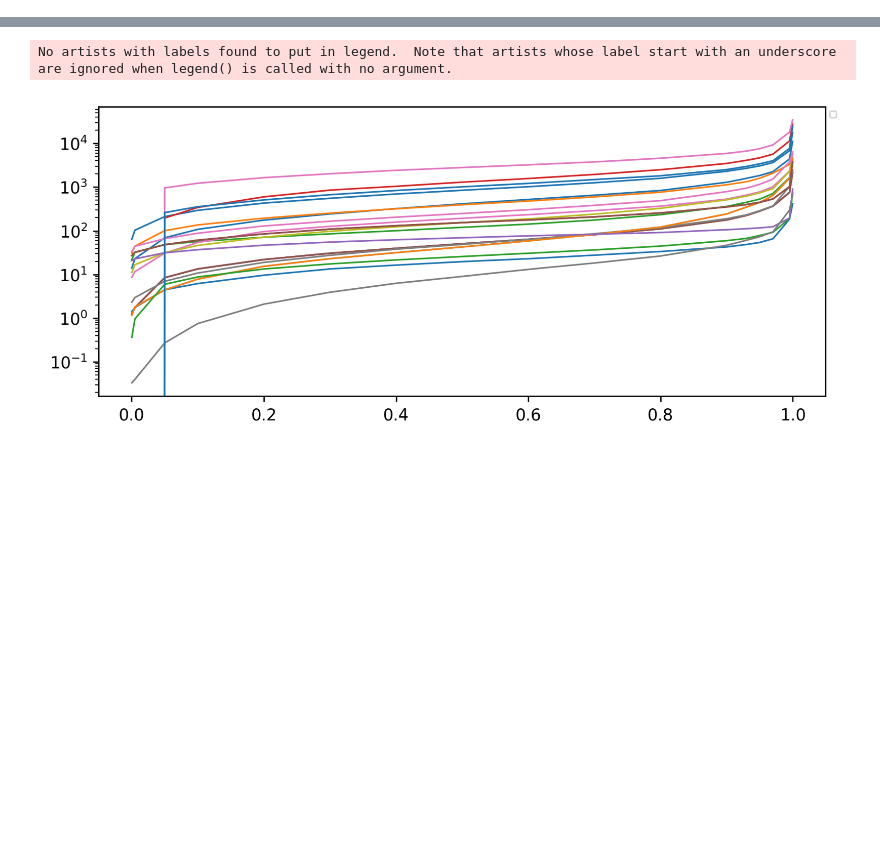
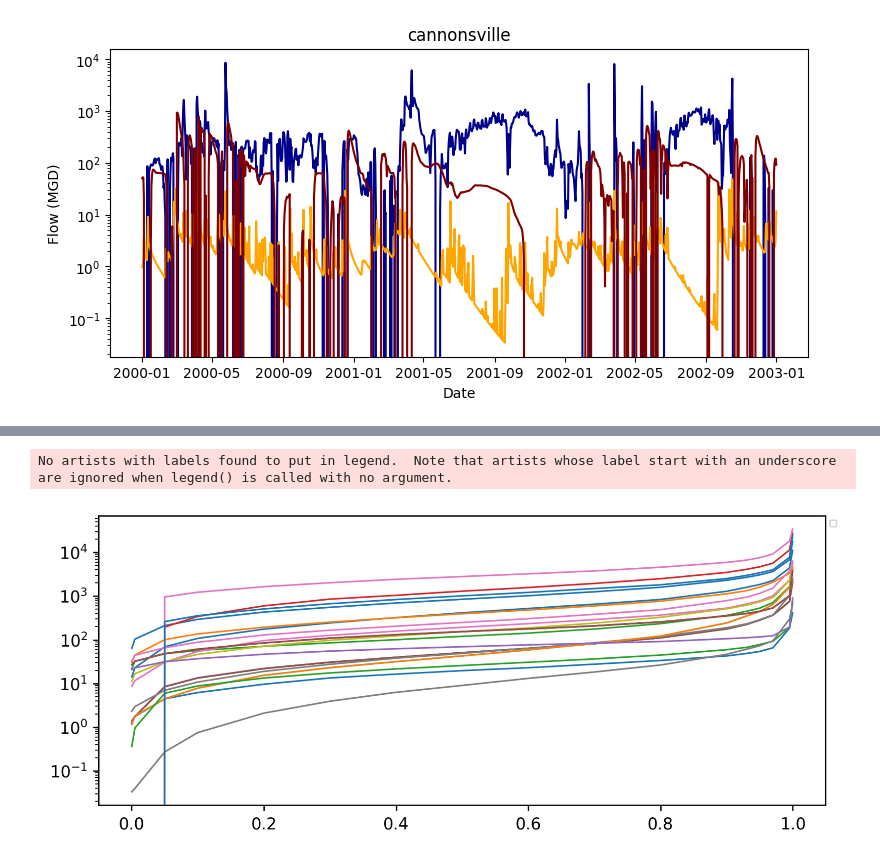
Before and after one commit to Pywr-DRB/Pywr-DRB, a Jupyter notebook: notebooks/compare_inflow_datasets.ipynb, the cells around one changed output, grey strips where cells are left out. Drawn from its saved outputs; the diff is of its cells as text; code cells hidden in the pictures; blank space fills up the shorter version.

```diff
--- a/notebooks/compare_inflow_datasets.ipynb
+++ b/notebooks/compare_inflow_datasets.ipynb
@@ -3,13 +3,19 @@ import pandas as pd
 import numpy as np
 import matplotlib.pyplot as plt
 import seaborn as sns
-start_date = '1999-06-01'
-end_date = '2010-05-31'
+import sys
+sys.path.append("..")
+from pywrdrb.pywr_drb_node_data import immediate_downstream_nodes_dict
+start_date = '1983-06-01'
+end_date = '2017-05-31'
 cms_to_mgd = 22.82
 # %%
-pub_df = pd.read_csv(f'./input_data/catchment_inflow_obs_pub.csv', sep=',', index_col=0).loc[start_date:end_date,:]
-nhm_df = pd.read_csv(f'./input_data/catchment_inflow_nhmv10.csv', sep=',', index_col=0).loc[start_date:end_date,:]
-nwm_df = pd.read_csv(f'./input_data/catchment_inflow_nwmv21.csv', sep = ',', index_col=0).loc[start_date:end_date,:]
+pub_df = pd.read_csv(f'../input_data/catchment_inflow_obs_pub.csv', sep=',', index_col=0, parse_dates=True).loc[start_date:end_date,:]
+nhm_df = pd.read_csv(f'../input_data/catchment_inflow_nhmv10.csv', sep=',', index_col=0, parse_dates=True).loc[start_date:end_date,:]
+nwm_df = pd.read_csv(f'../input_data/catchment_inflow_nwmv21.csv', sep = ',', index_col=0, parse_dates=True).loc[start_date:end_date,:]
+obs_df = pd.read_csv(f'../input_data/catchment_inflow_obs.csv', sep = ',', index_col=0, parse_dates=True).loc[start_date:end_date,:]
+pub_flow_df = pd.read_csv(f'../input_data/gage_flow_obs_pub.csv', sep=',', index_col=0, parse_dates=True).loc[start_date:end_date,:]
+
 
 quantiles =[0.0003, 0.005, 0.05, 0.1, 0.2, 0.3, 0.4, 0.5, 0.6, 0.7, 0.8, 0.9, 0.93, 0.95, 0.97, 0.995, 0.9997]
 
@@ -23,4 +29,23 @@ for i, node in enumerate(nhm_df.columns):
 nhm_fdc_df = pd.DataFrame(nhm_fdc, index = nhm_df.columns, columns=quantiles)
 pub_fdc_df = pd.DataFrame(pub_fdc, index = nhm_df.columns, columns=quantiles)
 nwm_fdc_df = pd.DataFrame(nwm_fdc, index = nhm_df.columns, columns=quantiles)
-nhm_fdc_df.to_csv('./input_data/modeled_gages/nhmv10_node_fdc.csv', sep = ',')
+#nhm_fdc_df.to_csv('./input_data/modeled_gages/nhmv10_node_fdc.csv', sep = ',')
+# %%
+node = 'cannonsville'
+
+fig, ax = plt.subplots(figsize=(9,4))
+ts = pd.date_range('2000-01-01', '2003-01-01').date
+# ax.plot(ts, pub_df.loc[ts, node], label = 'Obs-PUB Inflow', color = 'lightblue')
+# ax.plot(ts, nhm_df.loc[ts, node], label = 'NHMv1.0 Inflow', color = 'gold')
+# ax.plot(ts, nwm_df.loc[ts, node], label = 'NWMv2.1 Inflow', color = 'maroon')
+
+ax.plot(ts, pub_df.loc[ts, immediate_downstream_nodes_dict[node]], label = 'Obs-PUB Outflow', color = 'darkblue')
+ax.plot(ts, nhm_df.loc[ts, immediate_downstream_nodes_dict[node]], label = 'NHMv1.0 Outflow', color = 'orange')
+ax.plot(ts, nwm_df.loc[ts, immediate_downstream_nodes_dict[node]], label = 'NWMv2.1 Outflow', color = 'maroon')
+plt.title(node)
+plt.ylabel('Flow (MGD)')
+plt.xlabel('Date')
+plt.yscale('log')
+plt.show()
+# %% [output]
+[figure, added]
```
Also changed, not shown: parts of 2 cells of this notebook, 3 other files.
